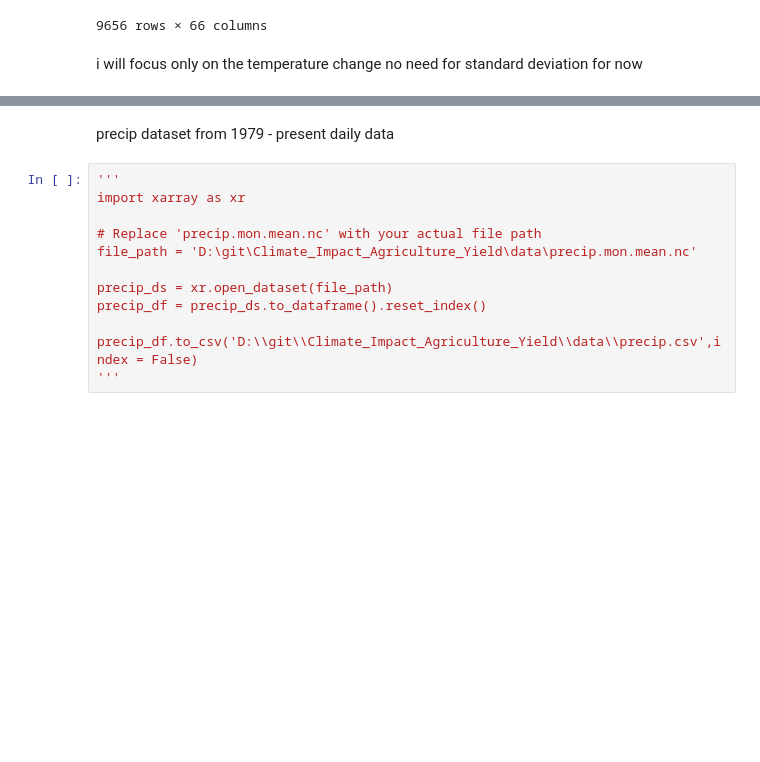
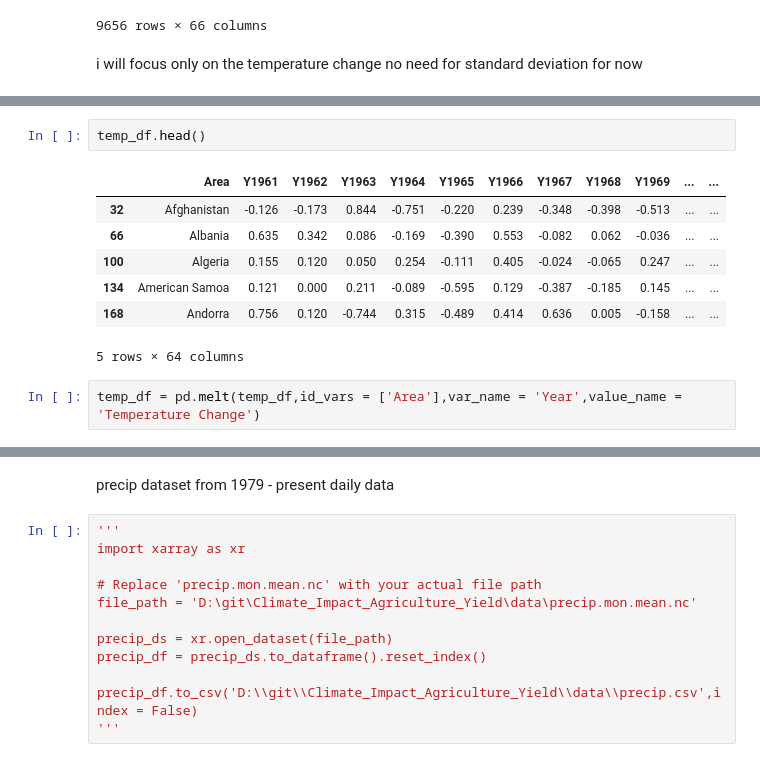
Before and after one commit to aymanezz/Climate_Impact_Agriculture_Yield, a Jupyter notebook: notebooks/loading_clean.ipynb, the cells around one changed output, grey strips where cells are left out. Cells and saved outputs as stored; diff of their text form; blank space fills up the shorter version.

```diff
--- a/notebooks/loading_clean.ipynb
+++ b/notebooks/loading_clean.ipynb
@@ -181,0 +295,12 @@ array(['Afghanistan', 'Albania', 'Algeria', 'American Samoa', 'Andorra',
+# %%
+temp_df.head()
+# %% [output]
+|  | Area | Y1961 | Y1962 | Y1963 | Y1964 | Y1965 | Y1966 | Y1967 | Y1968 | Y1969 | ... | ... |
+| 32 | Afghanistan | -0.126 | -0.173 | 0.844 | -0.751 | -0.220 | 0.239 | -0.348 | -0.398 | -0.513 | ... | ... |
+| 66 | Albania | 0.635 | 0.342 | 0.086 | -0.169 | -0.390 | 0.553 | -0.082 | 0.062 | -0.036 | ... | ... |
+| 100 | Algeria | 0.155 | 0.120 | 0.050 | 0.254 | -0.111 | 0.405 | -0.024 | -0.065 | 0.247 | ... | ... |
+| 134 | American Samoa | 0.121 | 0.000 | 0.211 | -0.089 | -0.595 | 0.129 | -0.387 | -0.185 | 0.145 | ... | ... |
+| 168 | Andorra | 0.756 | 0.120 | -0.744 | 0.315 | -0.489 | 0.414 | 0.636 | 0.005 | -0.158 | ... | ... |
+5 rows × 64 columns
+# %%
+temp_df = pd.melt(temp_df,id_vars = ['Area'],var_name = 'Year',value_name = 'Temperature Change')
```
Also changed, not shown: parts of 49 cells of this notebook, 15 other files.
